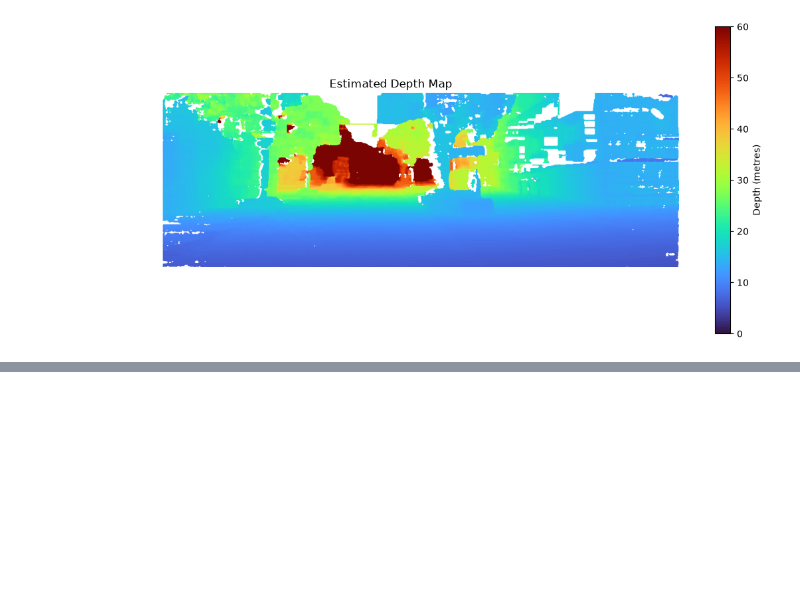
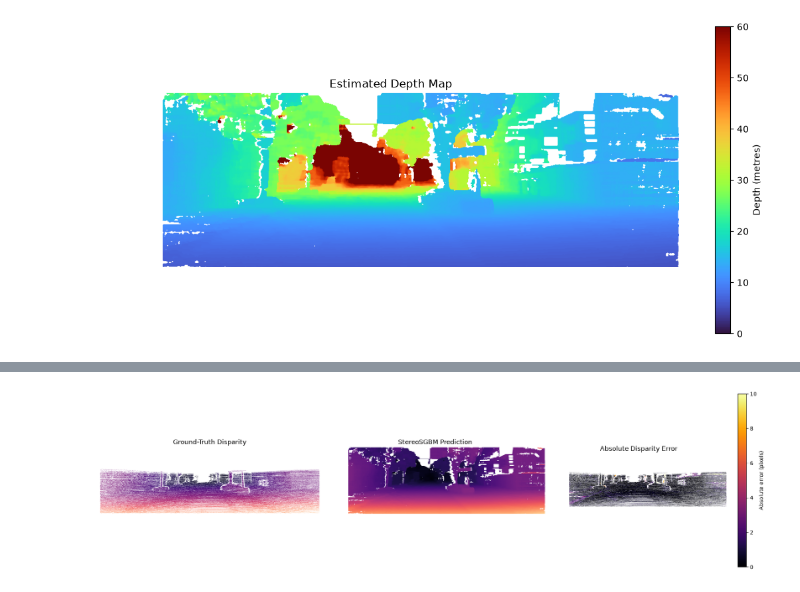
Before and after one commit to ViswaSekar-goat/UltraCNN, a Jupyter notebook: notebooks/02_kitti_dataset_exploration.ipynb, the cells around one changed output, grey strips where cells are left out. Cells and saved outputs as stored; diff of their text form; code cells hidden in the pictures; blank space fills up the shorter version.

```diff
--- a/notebooks/02_kitti_dataset_exploration.ipynb
+++ b/notebooks/02_kitti_dataset_exploration.ipynb
@@ -375,0 +501,40 @@ plt.show()
+# %%
+fig, axes = plt.subplots(1, 3, figsize=(18, 5))
+
+axes[0].imshow(
+    np.ma.masked_where(~valid_gt, gt_disparity),
+    cmap="magma",
+    vmin=0,
+    vmax=80
+)
+axes[0].set_title("Ground-Truth Disparity")
+
+axes[1].imshow(
+    np.ma.masked_where(~valid_pred, disparity),
+    cmap="magma",
+    vmin=0,
+    vmax=80
+)
+axes[1].set_title("StereoSGBM Prediction")
+
+error_map = np.full(disparity.shape, np.nan, dtype=np.float32)
+error_map[evaluation_mask] = np.abs(
+    disparity[evaluation_mask] - gt_disparity[evaluation_mask]
+)
+
+im = axes[2].imshow(
+    error_map,
+    cmap="inferno",
+    vmin=0,
+    vmax=10
+)
+axes[2].set_title("Absolute Disparity Error")
+
+for ax in axes:
+    ax.axis("off")
+
+fig.colorbar(im, ax=axes[2], label="Absolute error (pixels)")
+plt.tight_layout()
+plt.show()
+# %% [output]
+[figure, added]
```
Also changed, not shown: parts of 14 cells of this notebook, 1 other file.
